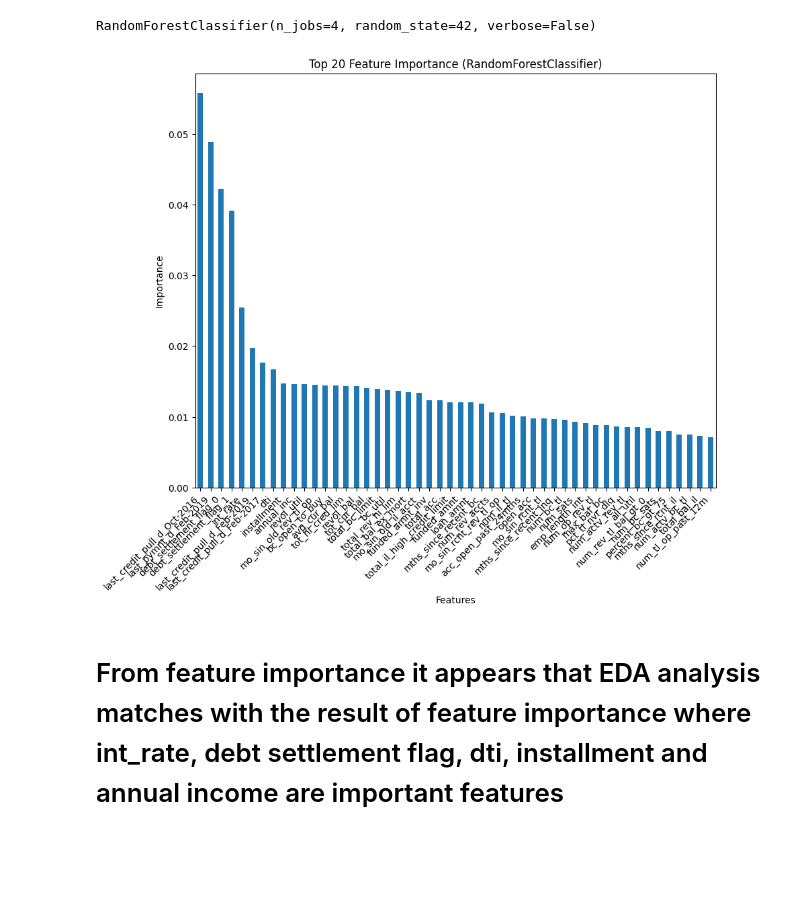
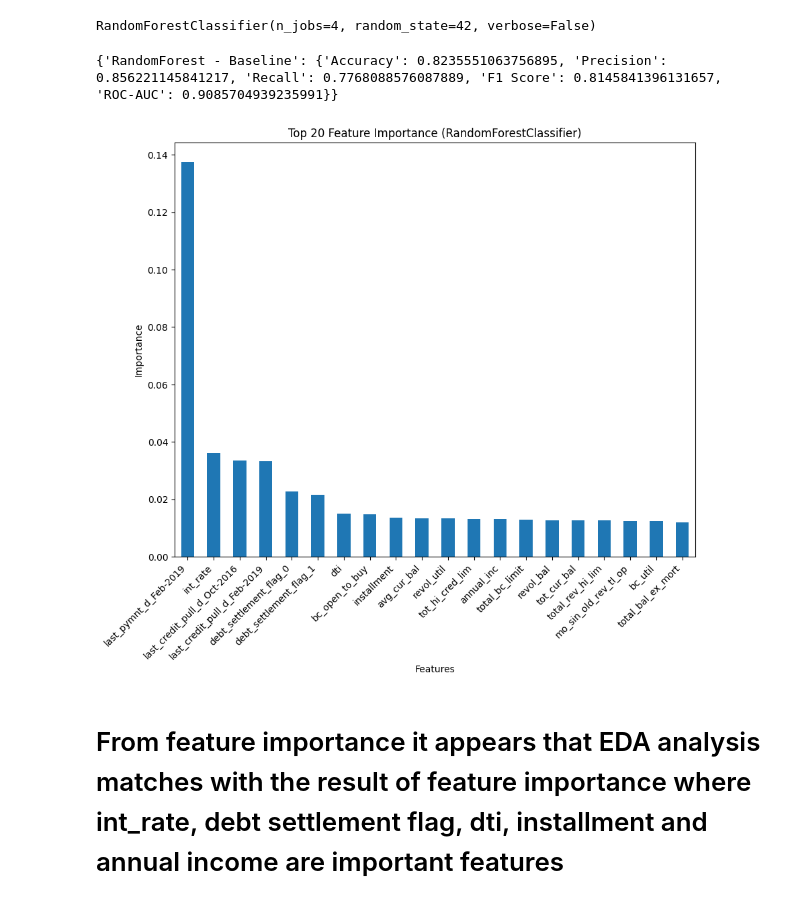
Before and after one commit to dagura111/ucb_capstone_20_1, a Jupyter notebook: try-it-20.1.ipynb, the cells around one changed output. Cells and saved outputs as stored; diff of their text form; code cells hidden in the pictures; blank space fills up the shorter version.

```diff
--- a/try-it-20.1.ipynb
+++ b/try-it-20.1.ipynb
@@ -312,0 +329,14 @@ data['loan_status'] = data['loan_status'].apply(lambda x: 1 if x in ['Fully Paid
+# %%
+# Separate majority and minority classes
+df_majority = data[data.loan_status == 1]
+df_minority = data[data.loan_status == 0]
+
+
+# Downsample majority class
+df_majority_downsampled = resample(df_majority,
+                                   replace=False,    # sample without replacement
+                                   n_samples=len(df_minority),     # to match minority class
+                                   random_state=123) # reproducible results
+
+# Combine minority class with downsampled majority class
+data = pd.concat([df_minority, df_majority_downsampled])
@@ -664,7 +679,7 @@ for col, mapping in ordinal_mappings.items():
     data[col] = data[col].replace(mapping).astype(int)
 # %%
 # Using pandas get_dummies for one-hot encoding
-categorical_columns = ['grade', 'sub_grade', 'purpose', 'last_pymnt_d', 'last_credit_pull_d', 'region','term', 'verification_status', 'application_type', 'pymnt_plan', 'initial_list_status', 'application_type','hardship_flag','disbursement_method','debt_settlement_flag','home_ownership']
+categorical_columns = ['grade', 'sub_grade', 'purpose', 'last_pymnt_d', 'last_credit_pull_d', 'region','term', 'verification_status', 'pymnt_plan', 'initial_list_status', 'application_type','hardship_flag','disbursement_method','debt_settlement_flag','home_ownership']
 
 data_encoded = pd.get_dummies(data, columns=categorical_columns)
 # %%
@@ -679,6 +697,6 @@ data_encoded.head()
 # %%
-y = data_encoded['loan_status_str']
 X = data_encoded.drop(['loan_status','loan_status_str'], axis = 1)
+y = data_encoded['loan_status']
 # %%
 X_train, X_test, y_train, y_test = train_test_split(X, y, test_size = 0.20, random_state = 42, shuffle=True)
 # %%
@@ -693,21 +721,35 @@ rfc_preds = rfc.predict(X_test)
+# %%
+# Store the metrics
+model_metrics['RandomForest - Baseline'] = {
+    'Accuracy': accuracy,
+    'Precision': precision,
+    'Recall': recall,
+    'F1 Score': f1,
+    'ROC-AUC': roc_auc
+}
+
+# Display the stored metrics
+print(model_metrics)
+# %% [output]
+{'RandomForest - Baseline': {'Accuracy': 0.8235551063756895, 'Precision': 0.856221145841217, 'Recall': 0.7768088576087889, 'F1 Score': 0.8145841396131657, 'ROC-AUC': 0.9085704939235991}}
 # %%
 feature_importances = rfc.feature_importances_
 
 feature_names = X_train.columns
 
 importances = pd.Series(feature_importances, index=feature_names).sort_values(ascending=False)
 
-top_20_importances = importances[:50]
+top_20_importances = importances[:20]
 
 # Plotting
 plt.figure(figsize=(10,8))
 top_20_importances.plot(kind='bar')
 plt.title('Top 20 Feature Importance (RandomForestClassifier)')
 plt.ylabel('Importance')
 plt.xlabel('Features')
 plt.xticks(rotation=45, ha='right')
 plt.show()
 # %% [output]
-[figure, old version]
+[figure, new version]
 # %% [markdown]
 # From feature importance it appears that EDA analysis matches with the result of feature importance where int_rate, debt settlement flag, dti, installment and annual income are important features
```
Also changed, not shown: parts of 66 cells of this notebook.
